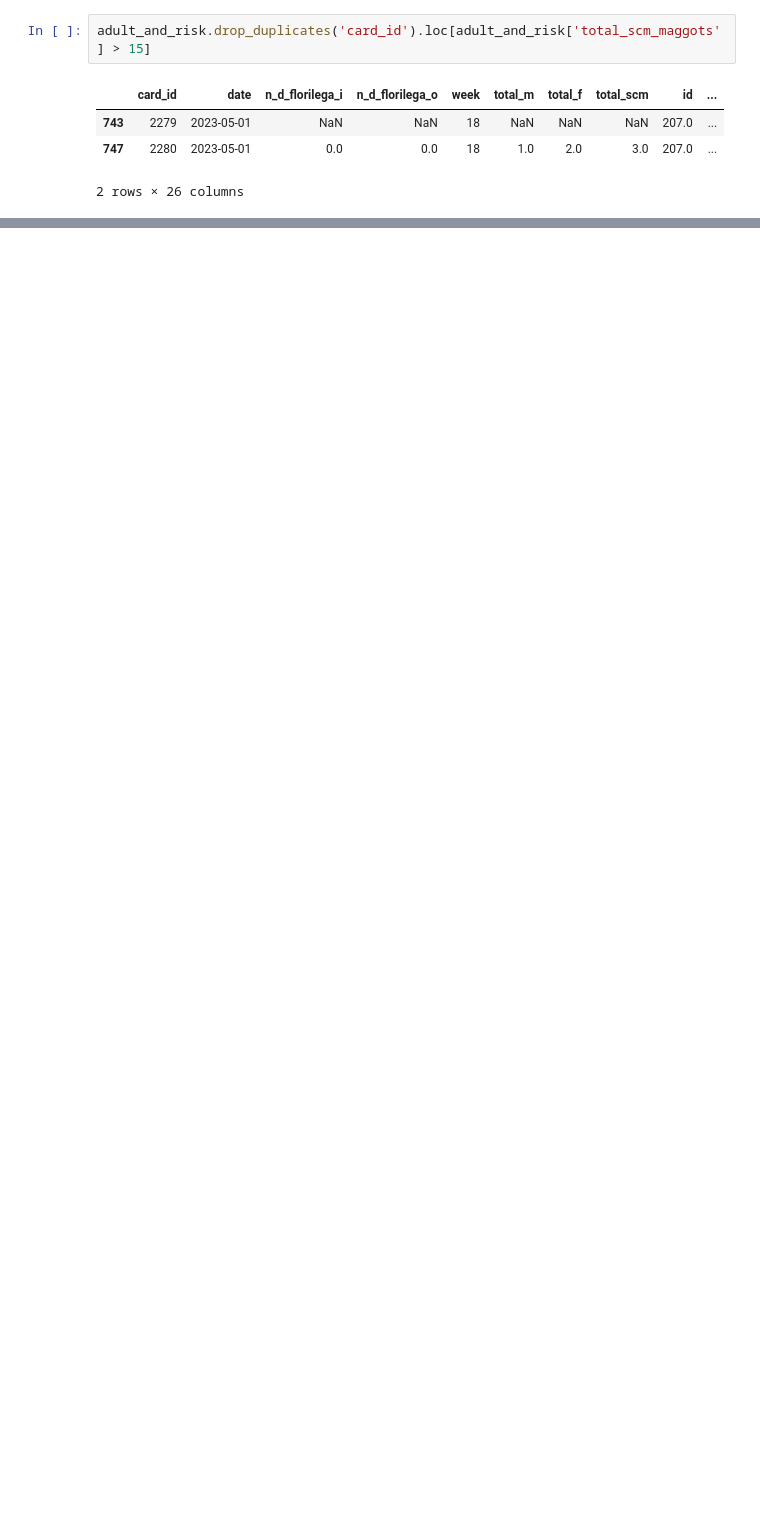
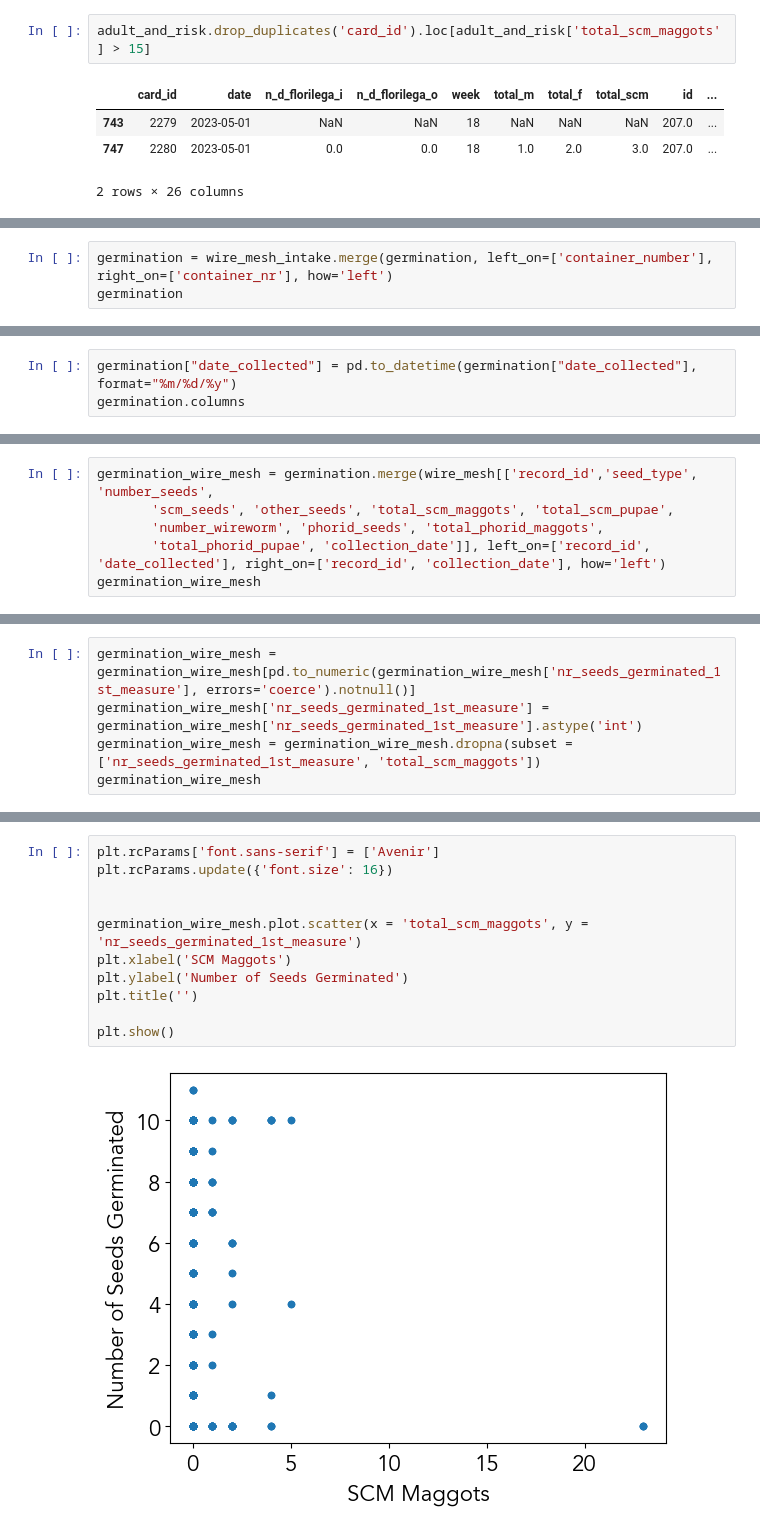
Before and after one commit to chloecho31/cornell, a Jupyter notebook: SCM/2023/2023_scm_data_cleaning.ipynb, the cells around one changed output, grey strips where cells are left out. Drawn from its saved outputs; the diff is of its cells as text; blank space fills up the shorter version.

```diff
--- a/SCM/2023/2023_scm_data_cleaning.ipynb
+++ b/SCM/2023/2023_scm_data_cleaning.ipynb
@@ -1616,0 +1675,3 @@ adult_and_risk.drop_duplicates('card_id').loc[adult_and_risk['total_scm_maggots'
+# %%
+germination = wire_mesh_intake.merge(germination, left_on=['container_number'], right_on=['container_nr'], how='left')
+germination
@@ -1616,0 +1692,3 @@ adult_and_risk.drop_duplicates('card_id').loc[adult_and_risk['total_scm_maggots'
+# %%
+germination["date_collected"] = pd.to_datetime(germination["date_collected"], format="%m/%d/%y")
+germination.columns
@@ -1616,0 +1714,6 @@ adult_and_risk.drop_duplicates('card_id').loc[adult_and_risk['total_scm_maggots'
+# %%
+germination_wire_mesh = germination.merge(wire_mesh[['record_id','seed_type', 'number_seeds',
+       'scm_seeds', 'other_seeds', 'total_scm_maggots', 'total_scm_pupae',
+       'number_wireworm', 'phorid_seeds', 'total_phorid_maggots',
+       'total_phorid_pupae', 'collection_date']], left_on=['record_id', 'date_collected'], right_on=['record_id', 'collection_date'], how='left')
+germination_wire_mesh
@@ -1616,0 +1749,5 @@ adult_and_risk.drop_duplicates('card_id').loc[adult_and_risk['total_scm_maggots'
+# %%
+germination_wire_mesh = germination_wire_mesh[pd.to_numeric(germination_wire_mesh['nr_seeds_germinated_1st_measure'], errors='coerce').notnull()]
+germination_wire_mesh['nr_seeds_germinated_1st_measure'] = germination_wire_mesh['nr_seeds_germinated_1st_measure'].astype('int')
+germination_wire_mesh = germination_wire_mesh.dropna(subset = ['nr_seeds_germinated_1st_measure', 'total_scm_maggots'])
+germination_wire_mesh
@@ -1616,0 +1768,13 @@ adult_and_risk.drop_duplicates('card_id').loc[adult_and_risk['total_scm_maggots'
+# %%
+plt.rcParams['font.sans-serif'] = ['Avenir']
+plt.rcParams.update({'font.size': 16})
+
+
+germination_wire_mesh.plot.scatter(x = 'total_scm_maggots', y = 'nr_seeds_germinated_1st_measure')
+plt.xlabel('SCM Maggots')
+plt.ylabel('Number of Seeds Germinated')
+plt.title('')
+
+plt.show()
+# %% [output]
+[figure, added]
```
Also changed, not shown: parts of 15 cells of this notebook, 1 other file.
